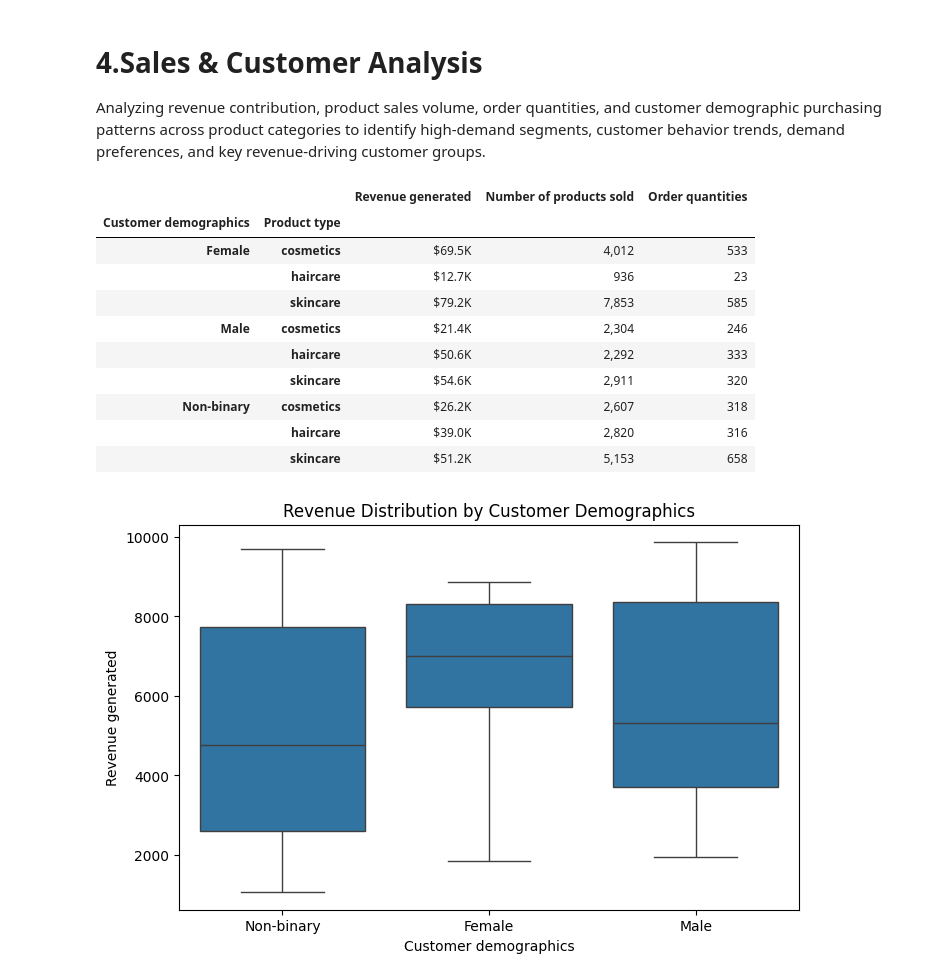
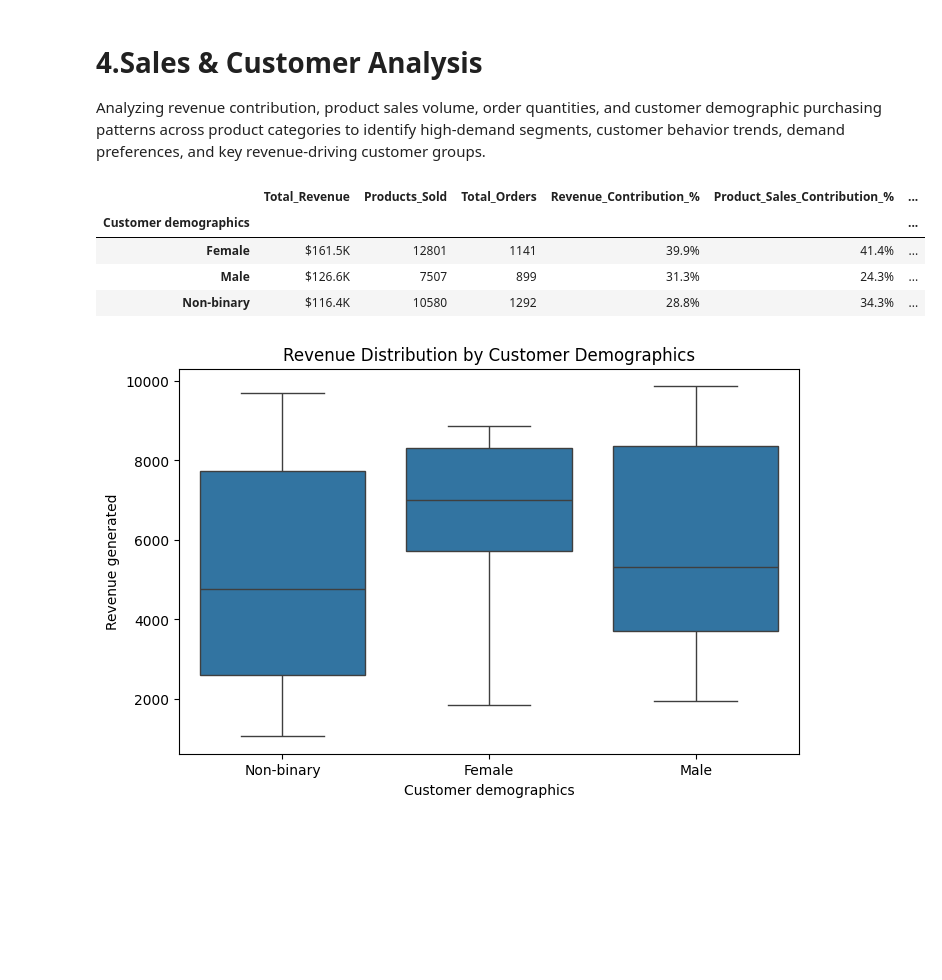
Before and after one commit to sarathkumarkrishnasha132-ctrl/supply-chain-operations-dashboard, a Jupyter notebook: python/Supply chain analysis.ipynb, the cells around one changed output. Saved outputs shown, nothing was run; the diff lists cells and outputs as text; code cells hidden in the pictures; blank space fills up the shorter version.

Commit message:
Finalized supply chain analytics project with KPI insights and contribution analysis

```diff
--- a/python/Supply chain analysis.ipynb
+++ b/python/Supply chain analysis.ipynb
@@ -162,37 +174,57 @@ Overall, the analysis reveals differing revenue and demand patterns across produ
 
 Analyzing revenue contribution, product sales volume, order quantities, and customer demographic purchasing patterns across product categories to identify high-demand segments, customer behavior trends, demand preferences, and key revenue-driving customer groups.
 # %%
+filtered_df = df[df['Customer demographics'] != 'Unknown']
+
 sales_customer_analysis = filtered_df.groupby(
-    ['Customer demographics', 'Product type']
-)[
-    ['Revenue generated', 'Number of products sold', 'Order quantities']
-].sum()
+    'Customer demographics'
+).agg(
+    Total_Revenue=('Revenue generated', 'sum'),
+    Products_Sold=('Number of products sold', 'sum'),
+    Total_Orders=('Order quantities', 'sum')
+)
 
-sales_customer_analysis['Revenue generated'] = sales_customer_analysis[
-    'Revenue generated'
+# Contribution percentages
+total_revenue = sales_customer_analysis['Total_Revenue'].sum()
+total_products = sales_customer_analysis['Products_Sold'].sum()
+total_orders = sales_customer_analysis['Total_Orders'].sum()
+
+sales_customer_analysis['Revenue_Contribution_%'] = (
+    sales_customer_analysis['Total_Revenue'] / total_revenue * 100
+)
+
+sales_customer_analysis['Product_Sales_Contribution_%'] = (
+    sales_customer_analysis['Products_Sold'] / total_products * 100
+)
+
+sales_customer_analysis['Order_Contribution_%'] = (
+    sales_customer_analysis['Total_Orders'] / total_orders * 100
+)
+
+# Formatting
+sales_customer_analysis['Total_Revenue'] = sales_customer_analysis[
+    'Total_Revenue'
 ].apply(lambda x: f"${x/1000:.1f}K")
 
-sales_customer_analysis['Number of products sold'] = sales_customer_analysis[
-    'Number of products sold'
-].apply(lambda x: f"{x:,.0f}")
+sales_customer_analysis['Revenue_Contribution_%'] = sales_customer_analysis[
+    'Revenue_Contribution_%'
+].apply(lambda x: f"{x:.1f}%")
 
-sales_customer_analysis['Order quantities'] = sales_customer_analysis[
-    'Order quantities'
-].apply(lambda x: f"{x:,.0f}")
+sales_customer_analysis['Product_Sales_Contribution_%'] = sales_customer_analysis[
+    'Product_Sales_Contribution_%'
+].apply(lambda x: f"{x:.1f}%")
+
+sales_customer_analysis['Order_Contribution_%'] = sales_customer_analysis[
+    'Order_Contribution_%'
+].apply(lambda x: f"{x:.1f}%")
 
 sales_customer_analysis
 # %% [output]
-|  |  | Revenue generated | Number of products sold | Order quantities |
-| Customer demographics | Product type |  |  |  |
-| Female | cosmetics | $69.5K | 4,012 | 533 |
-|  | haircare | $12.7K | 936 | 23 |
-|  | skincare | $79.2K | 7,853 | 585 |
-| Male | cosmetics | $21.4K | 2,304 | 246 |
-|  | haircare | $50.6K | 2,292 | 333 |
-|  | skincare | $54.6K | 2,911 | 320 |
-| Non-binary | cosmetics | $26.2K | 2,607 | 318 |
-|  | haircare | $39.0K | 2,820 | 316 |
-|  | skincare | $51.2K | 5,153 | 658 |
+|  | Total_Revenue | Products_Sold | Total_Orders | Revenue_Contribution_% | Product_Sales_Contribution_% | ... |
+| Customer demographics |  |  |  |  |  | ... |
+| Female | $161.5K | 12801 | 1141 | 39.9% | 41.4% | ... |
+| Male | $126.6K | 7507 | 899 | 31.3% | 24.3% | ... |
+| Non-binary | $116.4K | 10580 | 1292 | 28.8% | 34.3% | ... |
 # %%
 filtered_df = df[df['Customer demographics'] != 'Unknown']
 
```
Also changed, not shown: parts of 6 cells of this notebook.
